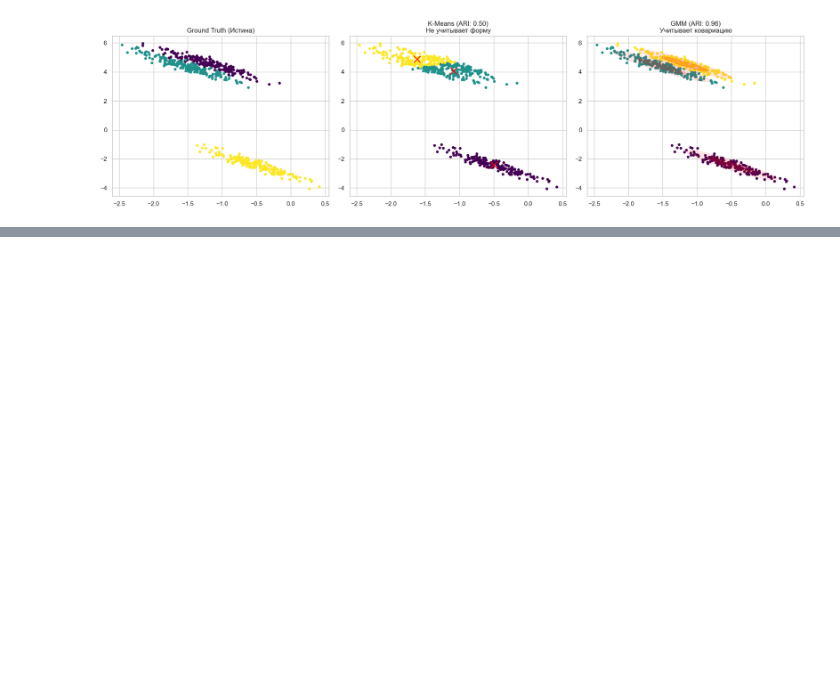
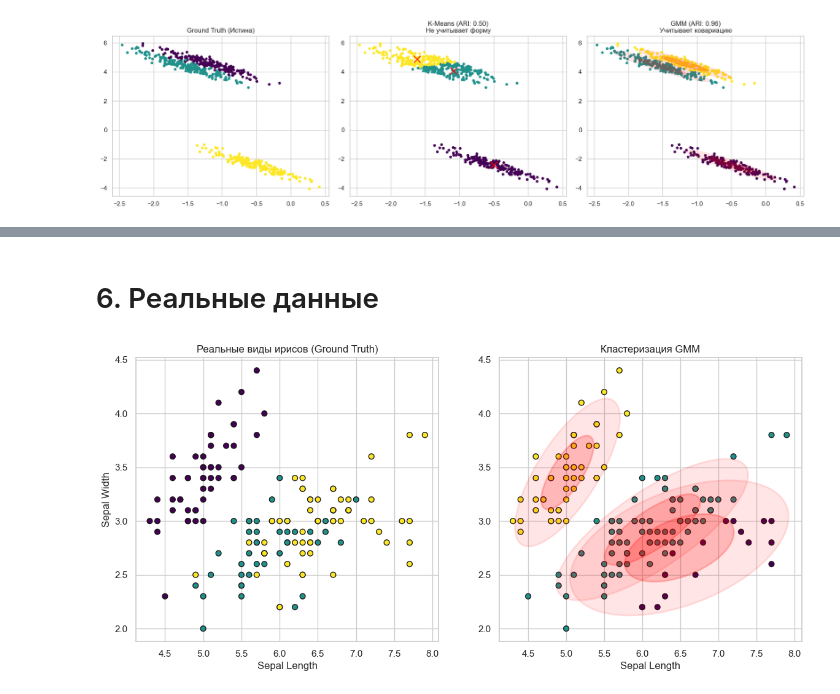
Before and after one commit to SanchukS/EM-algorithm, a Jupyter notebook: src/main.ipynb, the cells around one changed output, grey strips where cells are left out. Saved outputs shown, nothing was run; the diff lists cells and outputs as text; code cells hidden in the pictures; blank space fills up the shorter version.

```diff
--- a/src/main.ipynb
+++ b/src/main.ipynb
@@ -288,0 +392,39 @@ plt.show()
+# %% [markdown]
+# 6. Реальные данные
+# %%
+from sklearn.datasets import load_iris
+import pandas as pd
+
+# 1. Загружаем реальные данные (Iris)
+iris = load_iris()
+X_iris = iris.data[:, :2]  # Берем только первые 2 признака (длина и ширина чашелистика) для визуализации 2D
+y_iris = iris.target       # Реальные виды цветов (0, 1, 2)
+
+# 2. Запускаем твой GMM
+# Мы знаем, что видов ирисов всего 3, поэтому n_components=3
+gmm_iris = GMM(n_components=3, max_iter=100, tol=1e-4, kmeans_start=True)
+gmm_iris.fit(X_iris)
+y_pred_iris = gmm_iris.predict(X_iris)
+
+# 3. Визуализация
+fig, axes = plt.subplots(1, 2, figsize=(14, 6))
+
+# Реальные классы
+axes[0].scatter(X_iris[:, 0], X_iris[:, 1], c=y_iris, cmap='viridis', s=40, edgecolor='k')
+axes[0].set_title("Реальные виды ирисов (Ground Truth)")
+axes[0].set_xlabel("Sepal Length")
+axes[0].set_ylabel("Sepal Width")
+
+# Результат GMM
+axes[1].scatter(X_iris[:, 0], X_iris[:, 1], c=y_pred_iris, cmap='viridis', s=40, edgecolor='k')
+axes[1].set_title("Кластеризация GMM")
+axes[1].set_xlabel("Sepal Length")
+
+# Рисуем эллипсы
+for k in range(gmm_iris.K):
+    if gmm_iris.weights[k] > 0.005:
+        draw_ellipse(gmm_iris.means[k], gmm_iris.covs[k], ax=axes[1], color='red', lw=2)
+
+plt.show()
+# %% [output]
+[figure, added]
```
Also changed, not shown: parts of 4 cells of this notebook, 1 other file.
